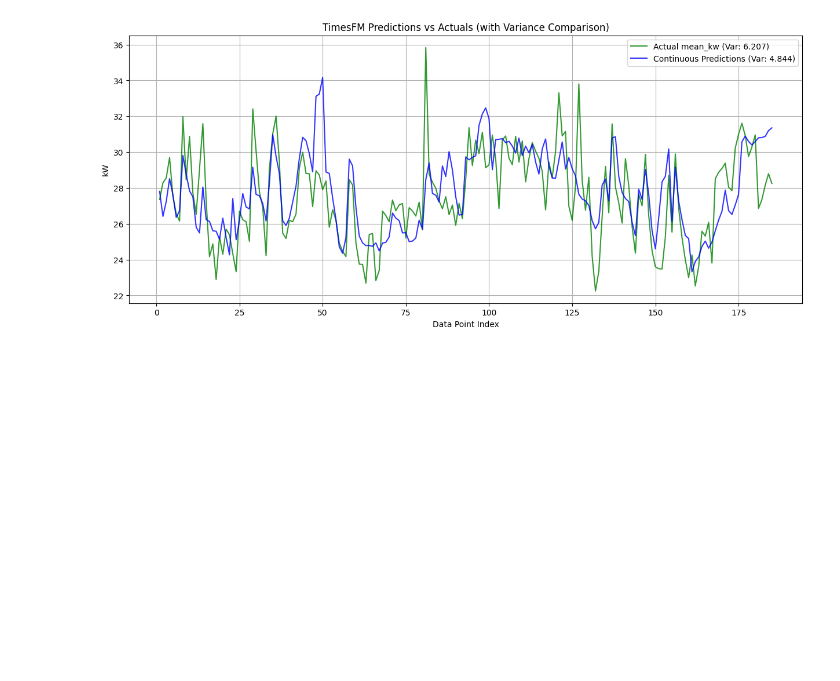
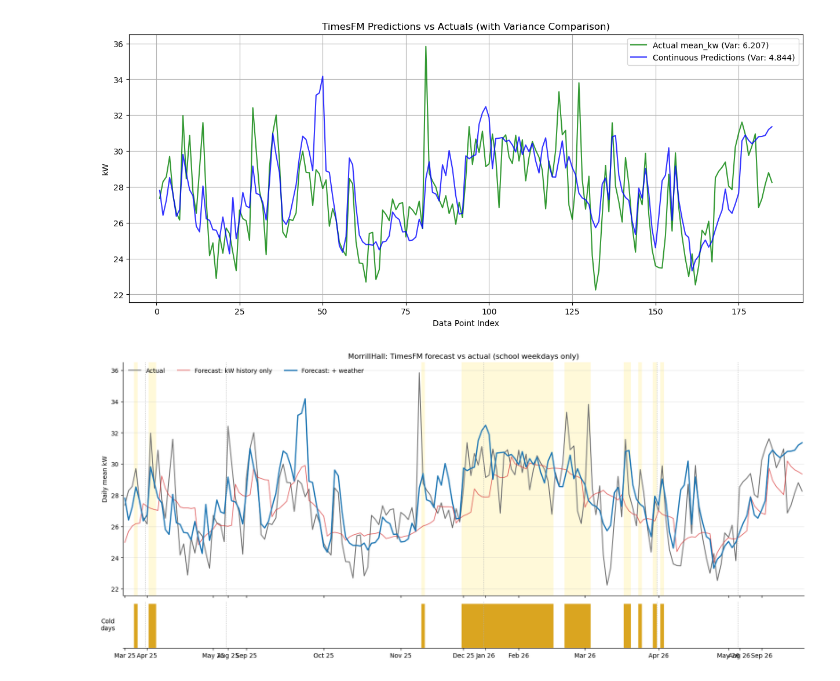
Before and after one commit to CUGeoData/ColdSnaps, a Jupyter notebook: model/Model_2.ipynb, the cells around one changed output. Cells and saved outputs as stored; diff of their text form; code cells hidden in the pictures; blank space fills up the shorter version.

Commit message:
new forcast graph

```diff
--- a/model/Model_2.ipynb
+++ b/model/Model_2.ipynb
@@ -193,3 +171,45 @@ plt.show()
 Variance of Actuals: 6.2067
 Variance of Predictions: 4.8437
 [figure]
+# %%
+res = res.sort_values('date').reset_index(drop=True)
+x = np.arange(len(res))
+
+fig, (ax, ax2) = plt.subplots(2, 1, figsize=(16, 7), sharex=True, layout='constrained',
+                              gridspec_kw={'height_ratios': [5, 1]})
+
+# faint yellow shading behind cold days
+for i in x[res['is_cold'].values]:
+    ax.axvspan(i - 0.5, i + 0.5, color='gold', alpha=0.15, lw=0)
+
+ax.plot(x, res['actual'], color='0.45', lw=1.5, label='Actual')
+ax.plot(x, res['no_weather'], color='tab:red', lw=1.2, alpha=0.7, label='Forecast: kW history only')
+ax.plot(x, res['with_weather'], color='tab:blue', lw=2, label='Forecast: + weather')
+
+# dotted lines where the calendar jumps (breaks / summer)
+for g in np.where(res['date'].diff().dt.days > 7)[0]:
+    ax.axvline(g - 0.5, color='0.7', ls=':', lw=1)
+    ax2.axvline(g - 0.5, color='0.7', ls=':', lw=1)
+
+ax.set_ylabel('Daily mean kW')
+ax.set_title(f'{b}: TimesFM forecast vs actual (school weekdays only)')
+ax.legend(loc='upper left', frameon=False, ncol=3)
+ax.spines[['top', 'right']].set_visible(False)
+ax.grid(axis='y', alpha=0.3)
+
+# cold-day strip
+ax2.bar(x, res['is_cold'].astype(int), width=1.0, color='goldenrod')
+ax2.set_yticks([])
+ax2.set_ylabel('Cold\ndays', rotation=0, labelpad=25, va='center')
+ax2.spines[['top', 'right', 'left']].set_visible(False)
+
+# x-axis: label the first school day of each month
+month = res['date'].dt.to_period('M')
+first_of_month = (month != month.shift()).values
+ax2.set_xticks(x[first_of_month])
+ax2.set_xticklabels(res['date'][first_of_month].dt.strftime('%b %y'))
+ax2.set_xlim(-0.5, len(res) - 0.5)
+
+plt.show()
+# %% [output]
+[figure, added]
```
Also changed, not shown: parts of 4 cells of this notebook.
